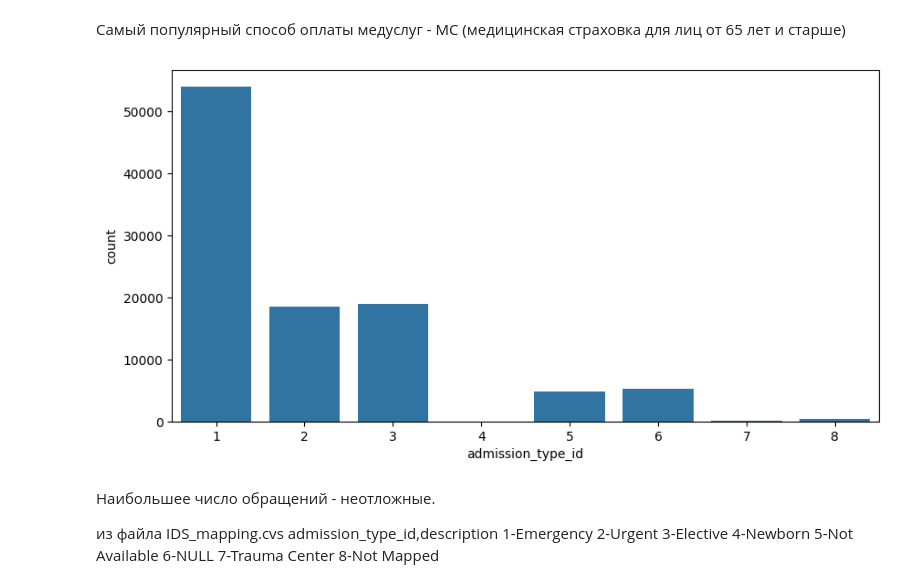
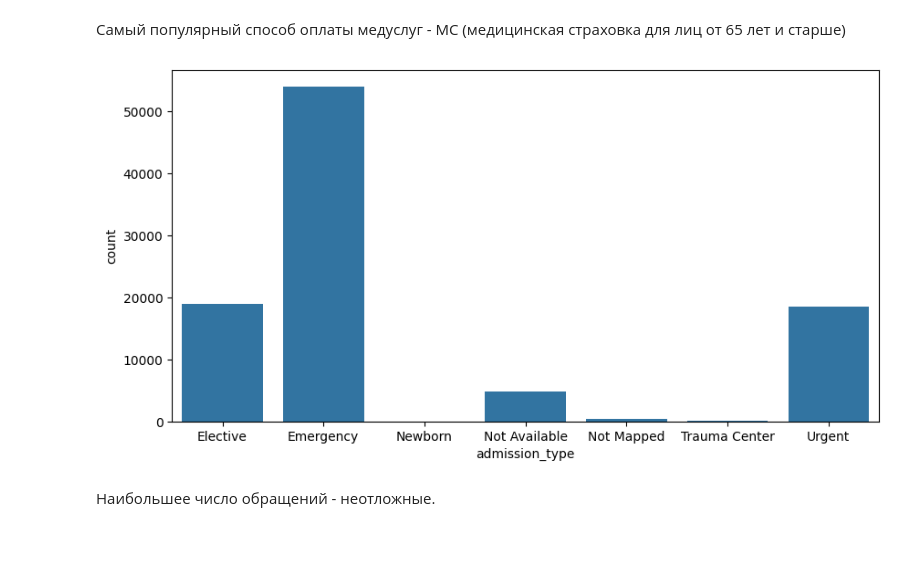
Before and after one commit to Falirchik/ML, a Jupyter notebook: попытка номер .ipynb, the cells around one changed output. Drawn from its saved outputs; the diff is of its cells as text; code cells hidden in the pictures; blank space fills up the shorter version.

```diff
--- a/попытка номер .ipynb
+++ b/попытка номер .ipynb
@@ -315,19 +409,9 @@ pass
 Самый популярный способ оплаты медуслуг - MC (медицинская страховка для лиц от 65 лет и старше)
 # %%
 plt.figure(figsize=(10, 5))
-sns.countplot(x='admission_type_id', data=df)
+sns.countplot(x='admission_type', data=df)
 pass
 # %% [output]
-[figure, old version]
+[figure, new version]
-# %% [markdown]
-Наибольшее число обращений - неотложные.
-
-из файла IDS_mapping.cvs admission_type_id,description
-1-Emergency
-2-Urgent
-3-Elective
-4-Newborn
-5-Not Available
-6-NULL
-7-Trauma Center
-8-Not Mapped
+# %% [markdown]
+Наибольшее число обращений - неотложные.
```
Also changed, not shown: parts of 44 cells of this notebook.
